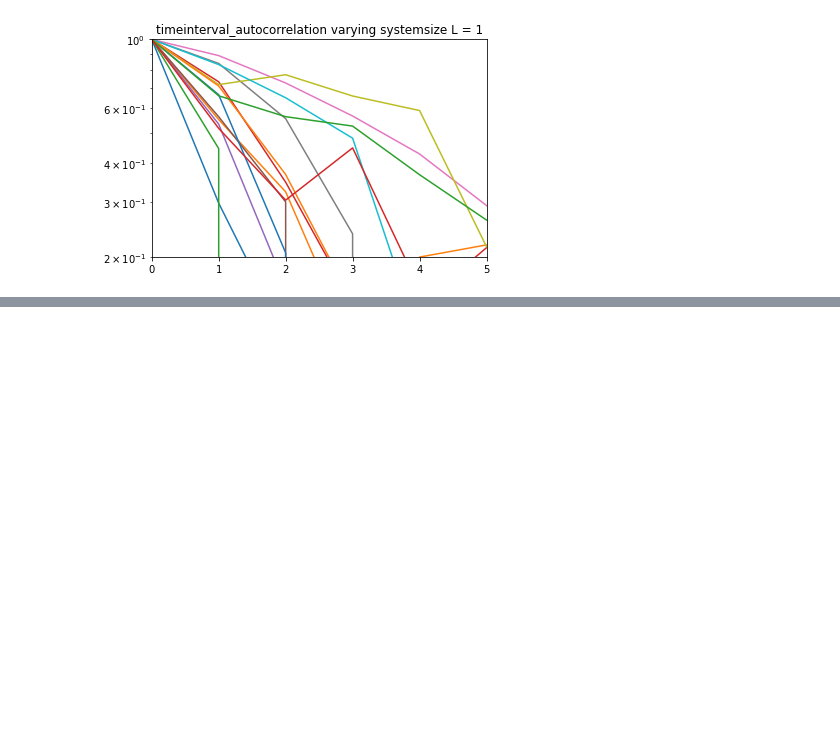
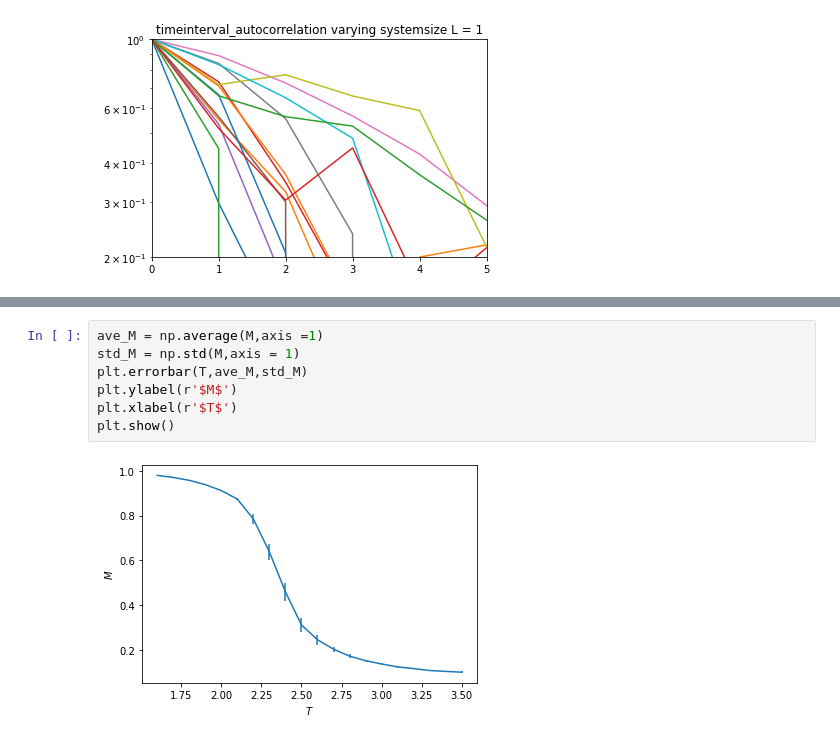
Before and after one commit to adws2/non_equilibrium_simulation, a Jupyter notebook: 2D Ising model/ising_model.ipynb, the cells around one changed output, grey strips where cells are left out. Cells and saved outputs as stored; diff of their text form; blank space fills up the shorter version.

Commit message:
Added image

```diff
--- a/2D Ising model/ising_model.ipynb
+++ b/2D Ising model/ising_model.ipynb
@@ -207,0 +210,9 @@ plt.savefig('save/2D_Ising.svg')
+# %%
+ave_M = np.average(M,axis =1)
+std_M = np.std(M,axis = 1)
+plt.errorbar(T,ave_M,std_M)
+plt.ylabel(r'$M$')
+plt.xlabel(r'$T$')
+plt.show()
+# %% [output]
+[figure, added]
```
Also changed, not shown: parts of 1 cell of this notebook, 3 other files.
